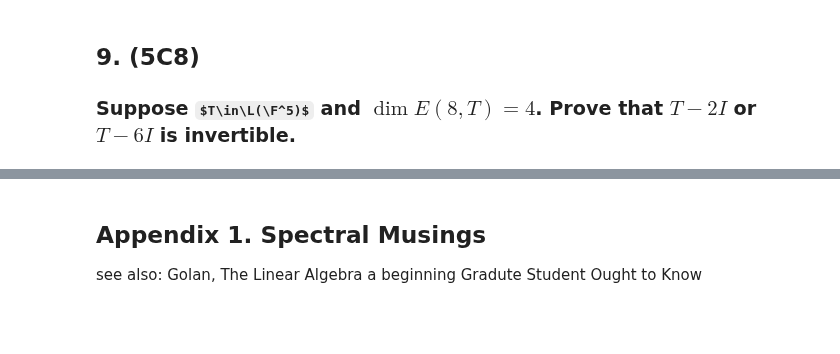
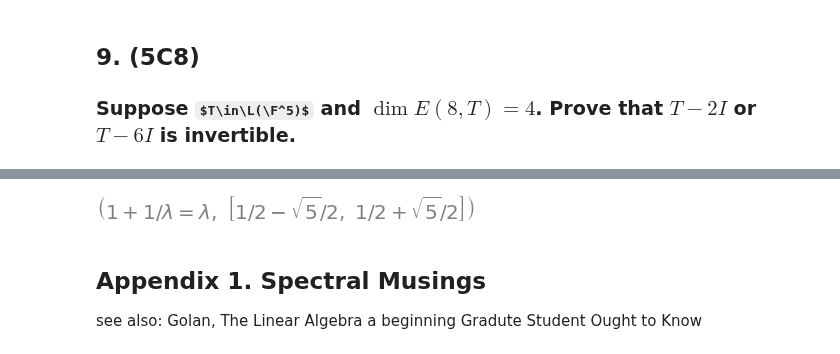
Before and after one commit to fractalclockwork/Math725, a Jupyter notebook: HW/Math725_HW5.ipynb, the cells around one changed output, grey strips where cells are left out. Cells and saved outputs as stored; diff of their text form; code cells hidden in the pictures; some formulas as TeX source; blank space fills up the shorter version.

```diff
--- a/HW/Math725_HW5.ipynb
+++ b/HW/Math725_HW5.ipynb
@@ -169,3 +273,10 @@ $$F_n=\frac{1}{\sqrt{5}}\Big[\Big(\frac{1+\sqrt{5}}{2}\Big)^n-\Big(\frac{1-\sqrt
+# %%
+# scratch it out
+lambda_ = sym.symbols('lambda')
+eq1 = sym.Eq(1/lambda_+1,lambda_)
+eq1, sym.solve(eq1,lambda_)
+# %% [output]
+[figure, added]
 # %% [markdown]
 ## Appendix 1. Spectral Musings
 
```
Also changed, not shown: parts of 36 cells of this notebook.
